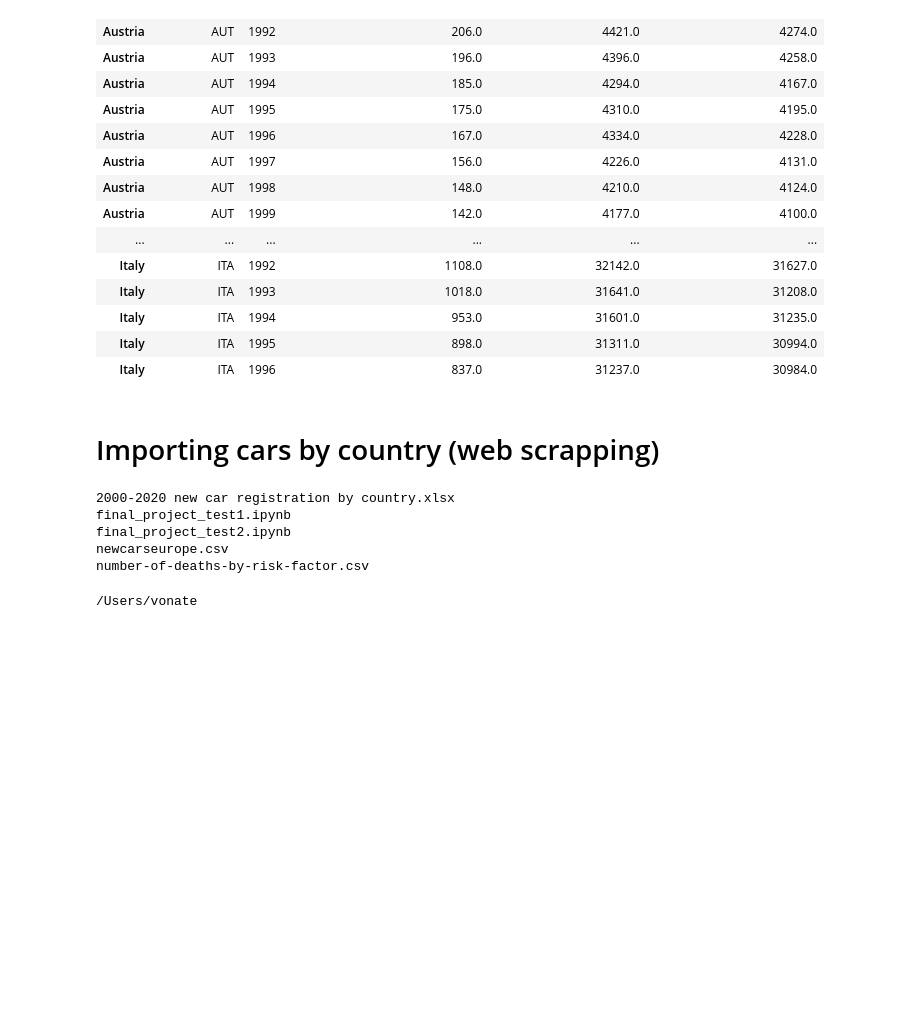
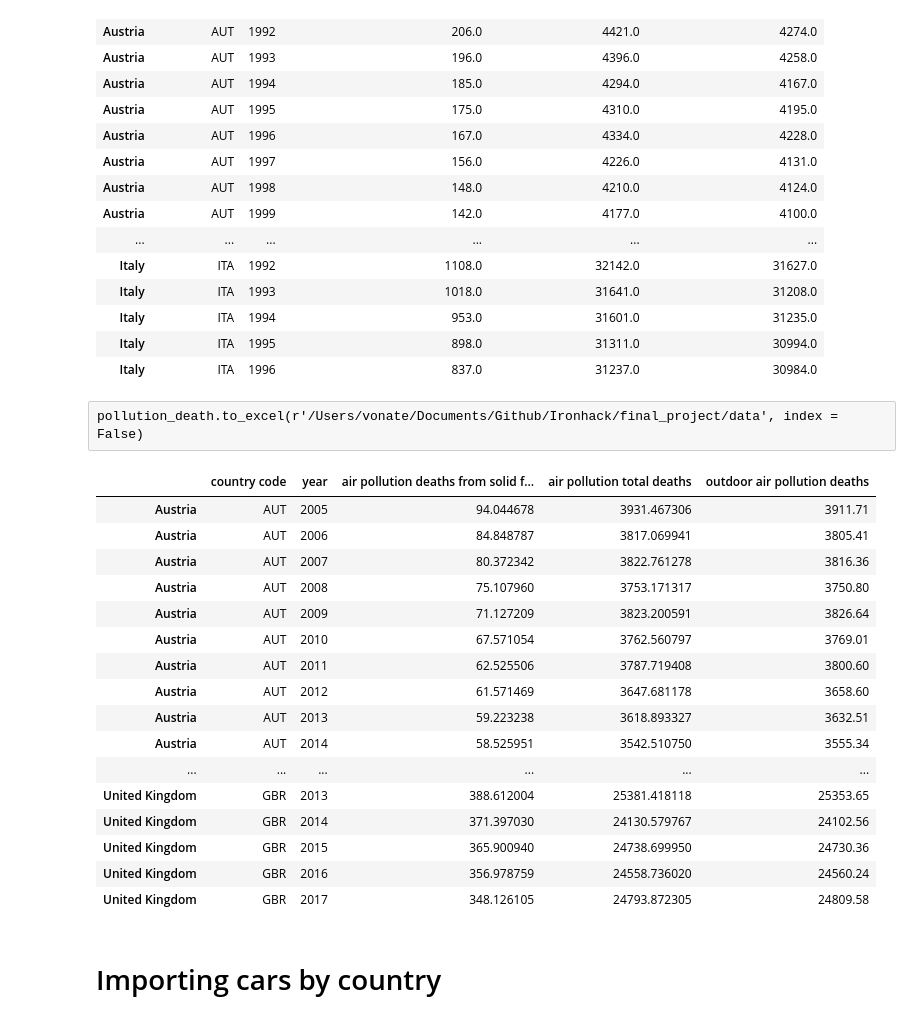
Before and after one commit to vonate5/air-pollution, a Jupyter notebook: code/final_project_test2.ipynb, the cells around one changed output. Saved outputs shown, nothing was run; the diff lists cells and outputs as text; code cells hidden in the pictures; blank space fills up the shorter version.

Commit message:
project

```diff
--- a/code/final_project_test2.ipynb
+++ b/code/final_project_test2.ipynb
@@ -264,17 +265,29 @@ pollution_death.round({'air pollution deaths from solid fuels': 0,
 | Italy | ITA | 1994 | 953.0 | 31601.0 | 31235.0 |
 | Italy | ITA | 1995 | 898.0 | 31311.0 | 30994.0 |
 | Italy | ITA | 1996 | 837.0 | 31237.0 | 30984.0 |
+# %% [raw]
+pollution_death.to_excel(r'/Users/vonate/Documents/Github/Ironhack/final_project/data', index = False)
+# %%
+pollution_death_filtered = pollution_death[pollution_death['year'] >= 2005]
+# %%
+pollution_death_filtered
+# %% [output]
+|  | country code | year | air pollution deaths from solid f... | air pollution total deaths | outdoor air pollution deaths |
+| Austria | AUT | 2005 | 94.044678 | 3931.467306 | 3911.71 |
+| Austria | AUT | 2006 | 84.848787 | 3817.069941 | 3805.41 |
+| Austria | AUT | 2007 | 80.372342 | 3822.761278 | 3816.36 |
+| Austria | AUT | 2008 | 75.107960 | 3753.171317 | 3750.80 |
+| Austria | AUT | 2009 | 71.127209 | 3823.200591 | 3826.64 |
+| Austria | AUT | 2010 | 67.571054 | 3762.560797 | 3769.01 |
+| Austria | AUT | 2011 | 62.525506 | 3787.719408 | 3800.60 |
+| Austria | AUT | 2012 | 61.571469 | 3647.681178 | 3658.60 |
+| Austria | AUT | 2013 | 59.223238 | 3618.893327 | 3632.51 |
+| Austria | AUT | 2014 | 58.525951 | 3542.510750 | 3555.34 |
+| ... | ... | ... | ... | ... | ... |
+| United Kingdom | GBR | 2013 | 388.612004 | 25381.418118 | 25353.65 |
+| United Kingdom | GBR | 2014 | 371.397030 | 24130.579767 | 24102.56 |
+| United Kingdom | GBR | 2015 | 365.900940 | 24738.699950 | 24730.36 |
+| United Kingdom | GBR | 2016 | 356.978759 | 24558.736020 | 24560.24 |
+| United Kingdom | GBR | 2017 | 348.126105 | 24793.872305 | 24809.58 |
 # %% [markdown]
-# Importing cars by country (web scrapping)
+# Importing cars by country
-# %%
-ls
-# %% [output]
-2000-2020 new car registration by country.xlsx
-final_project_test1.ipynb
-final_project_test2.ipynb
-newcarseurope.csv
-number-of-deaths-by-risk-factor.csv
-# %%
-cd
-# %% [output]
-/Users/vonate
```
Also changed, not shown: parts of 27 cells of this notebook, 9 other files.
